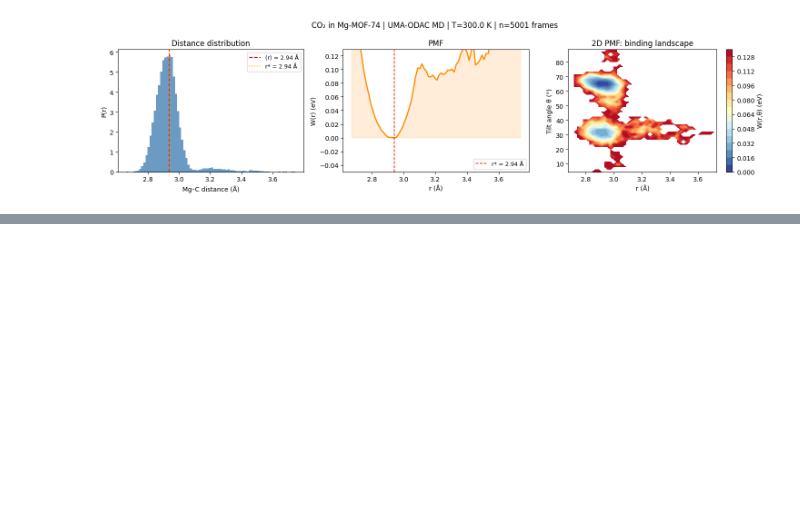
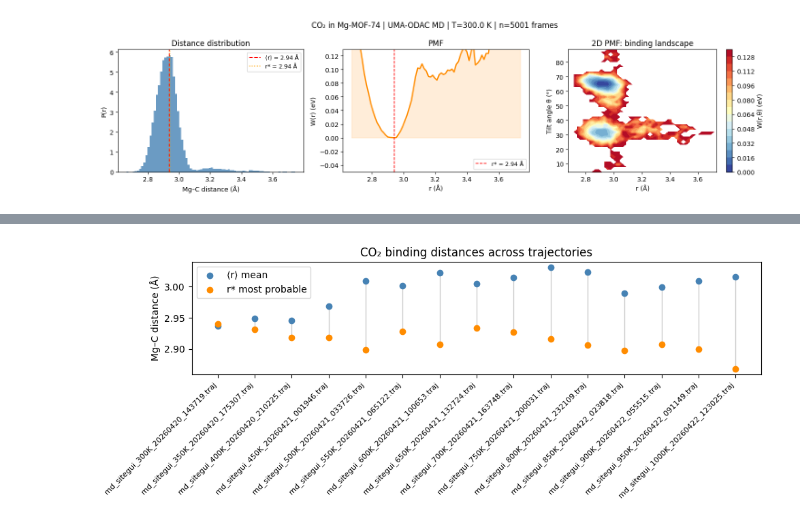
Before and after one commit to cl6767/cbe423-final_project, a Jupyter notebook: plotting_files.ipynb, the cells around one changed output, grey strips where cells are left out. Saved outputs shown, nothing was run; the diff lists cells and outputs as text; code cells hidden in the pictures; blank space fills up the shorter version.

Commit message:
adding CO2 binding distance and r* most probable

```diff
--- a/plotting_files.ipynb
+++ b/plotting_files.ipynb
@@ -825,0 +924,19 @@ PMF well depth (affinity proxy): 0.188 eV
+# %%
+import pandas as pd
+
+# Convert to a tidy DataFrame for easy inspection/export
+df = pd.DataFrame([
+    {
+        "file":     fname,
+        "n_frames": v["n_frames"],
+        "r_mean":   v["r_mean"],
+        "r_star":   v["r_star"],
+    }
+    for fname, v in results.items()
+])
+
+print(df.to_string(index=False))
+
+# Save to CSV
+df.to_csv("mg_co2_distances.csv", index=False)
+print("\nSaved to mg_co2_distances.csv")
@@ -825,0 +962,27 @@ PMF well depth (affinity proxy): 0.188 eV
+# %%
+import re
+
+# Extract temperature from filename for sorting
+def extract_temp(fname):
+    match = re.search(r"(\d+)\s*[Kk]", fname)
+    return int(match.group(1)) if match else 999999
+
+df["temp"] = df["file"].apply(extract_temp)
+df_sorted  = df.sort_values("temp").reset_index(drop=True)
+
+# Plot with sorted order
+fig, ax = plt.subplots(figsize=(10, 4))
+x = np.arange(len(df_sorted))
+ax.scatter(x, df_sorted["r_mean"], label="⟨r⟩ mean",        color="steelblue",  zorder=3)
+ax.scatter(x, df_sorted["r_star"], label="r* most probable", color="darkorange", zorder=3)
+ax.vlines(x, df_sorted["r_mean"], df_sorted["r_star"], color="gray", alpha=0.4, lw=1)
+ax.set_xticks(x)
+ax.set_xticklabels(df_sorted["file"], rotation=45, ha="right", fontsize=8)
+ax.set_ylabel("Mg–C distance (Å)")
+ax.set_title("CO₂ binding distances across trajectories")
+ax.legend()
+plt.tight_layout()
+plt.savefig("distance_summary.png", dpi=150, bbox_inches="tight")
+plt.show()
+# %% [output]
+[figure, added]
```
Also changed, not shown: parts of 2 cells of this notebook.
